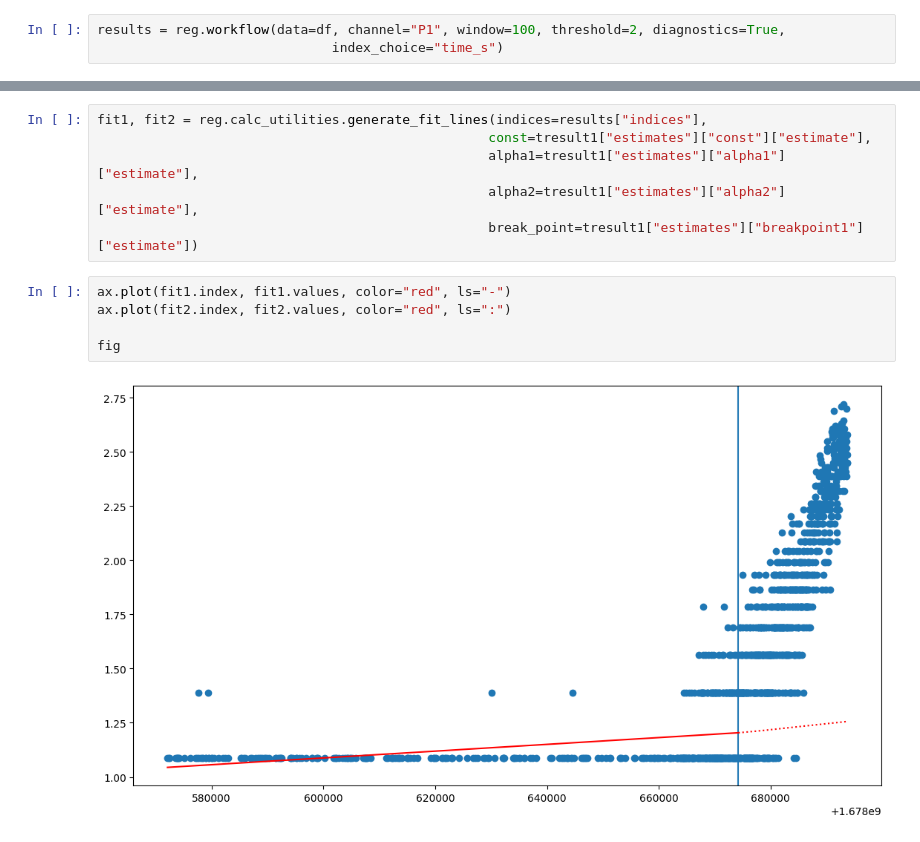
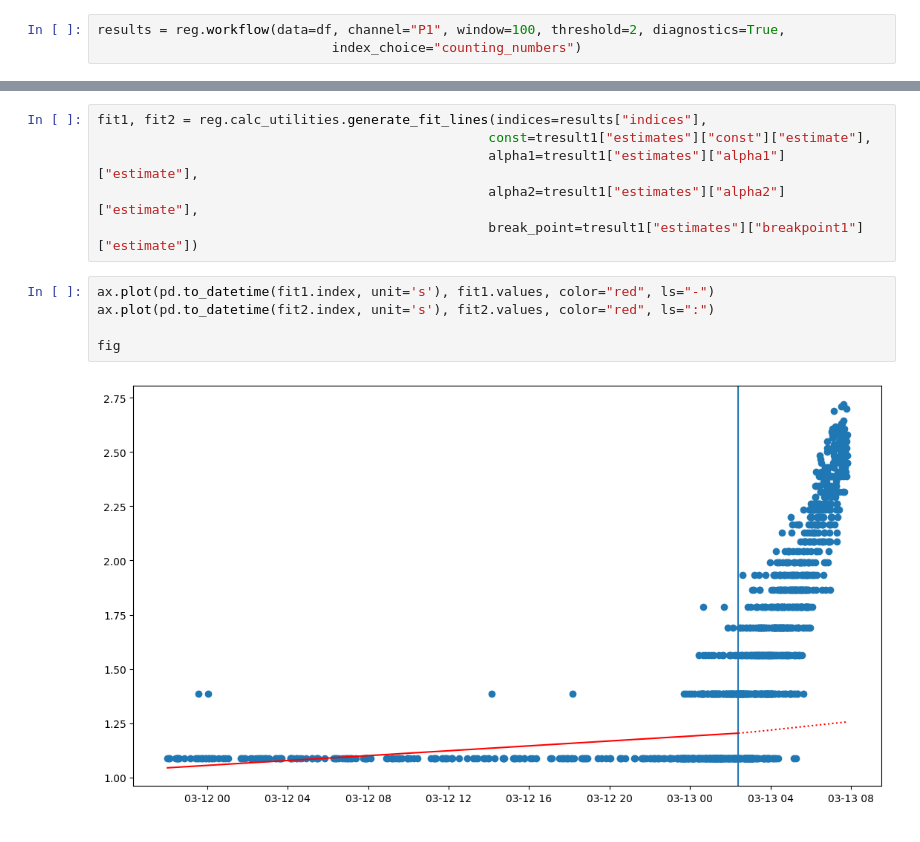
Before and after one commit to Christian-Palmroos/regression_onset_finders, a Jupyter notebook: advanced_testing.ipynb, the cells around one changed output, grey strips where cells are left out. Drawn from its saved outputs; the diff is of its cells as text.

```diff
--- a/advanced_testing.ipynb
+++ b/advanced_testing.ipynb
@@ -52,5 +52,5 @@ reg.quicklook(data=df, channel="P1", resample=None)
 [figure]
 # %%
 results = reg.workflow(data=df, channel="P1", window=100, threshold=2, diagnostics=True,
-                              index_choice="time_s")
+                              index_choice="counting_numbers")
 # %% [output]
@@ -173,9 +137,9 @@ fit1, fit2 = reg.calc_utilities.generate_fit_lines(indices=results["indices"],
                                                   alpha2=tresult1["estimates"]["alpha2"]["estimate"],
                                                   break_point=tresult1["estimates"]["breakpoint1"]["estimate"])
 # %%
-ax.plot(fit1.index, fit1.values, color="red", ls="-")
-ax.plot(fit2.index, fit2.values, color="red", ls=":")
+ax.plot(pd.to_datetime(fit1.index, unit='s'), fit1.values, color="red", ls="-")
+ax.plot(pd.to_datetime(fit2.index, unit='s'), fit2.values, color="red", ls=":")
 
 fig
 # %% [output]
-[figure, old version]
+[figure, new version]
```
Also changed, not shown: parts of 11 cells of this notebook, 3 other files.
